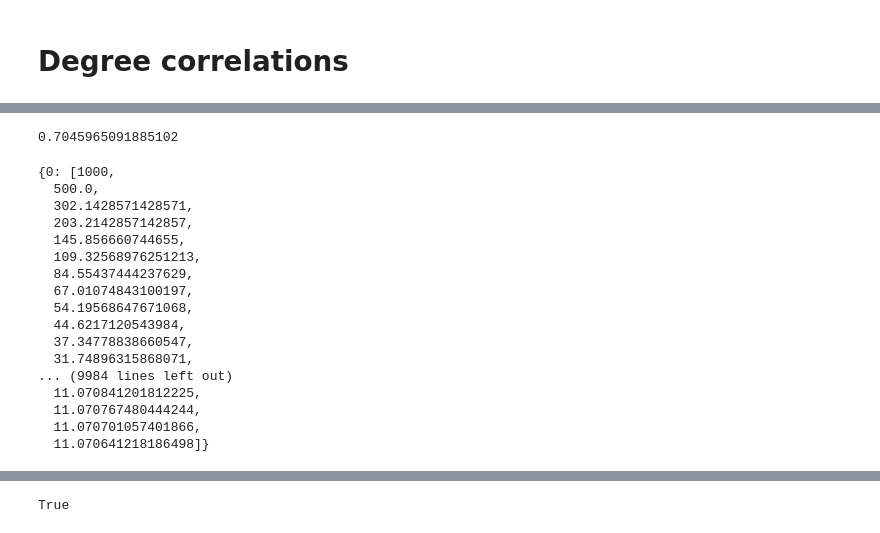
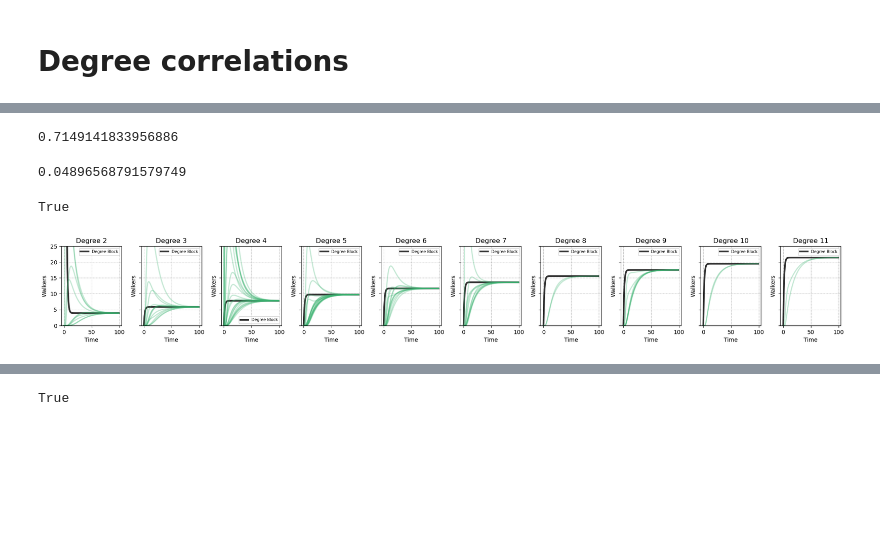
Before and after one commit to nmoghaddas19/PHYS-7335, a Jupyter notebook: random_walks/code.ipynb, the cells around one changed output, grey strips where cells are left out. Cells and saved outputs as stored; diff of their text form; code cells hidden in the pictures; blank space fills up the shorter version.

```diff
--- a/random_walks/code.ipynb
+++ b/random_walks/code.ipynb
@@ -531,30 +549,60 @@ def edge_exchange(G, t, max_u, node_attributes=False):
     return(G, s, u)
 # %%
 er = nx.erdos_renyi_graph(100, 0.05)
-er_correlated, s, u = edge_exchange(er, 400, 1000)
+er_correlated, s, u = edge_exchange(er.copy(), 400, 1000)
 # %%
 nx.degree_assortativity_coefficient(er_correlated)
 # %% [output]
-0.7045965091885102
+0.7149141833956886
-# %%
-W = 1000
-wt0 = {i: [0] if i != 0 else [1000] for i in er_network.nodes()} # all walkers start on node 0
-wi_corr = deterministic_random_walk(er_correlated, wt0, 100, 0.5)
-# %% [output]
-{0: [1000,
-  500.0,
-  302.1428571428571,
-  203.2142857142857,
-  145.856660744655,
-  109.32568976251213,
-  84.55437444237629,
-  67.01074843100197,
-  54.19568647671068,
-  44.6217120543984,
-  37.34778838660547,
-  31.74896315868071,
-... (9984 lines left out)
-  11.070841201812225,
-  11.070767480444244,
-  11.070701057401866,
-  11.070641218186498]}
+# %%
+nx.degree_assortativity_coefficient(er)
+# %% [output]
+0.04896568791579749
+# %%
+W = 1000
+w0 = {i: [0] if i != 0 else [1000] for i in er_correlated.nodes()} # all walkers start on node 0
+t = 100
+r = 0.5
+wi_corr = deterministic_random_walk(er_correlated, w0, t, r)
+
+W = 1000
+w0 = {i: [0] if i != 0 else [W] for i in er_network.nodes()}
+degree_dict = dict(nx.degree(er_correlated))
+max_degree = max(degree_dict.values())
+wk = {k: [0] for k in range(max_degree+1) if k in degree_dict.values()}
+for i in er_network.nodes():
+    wk[degree_dict[i]][0] += w0[i][0]
+wk_corr = degree_block_random_walk(er_correlated, wk, t, r)
+# %%
+nx.is_connected(er_correlated)
+# %% [output]
+True
+# %%
+fig, axes = plt.subplots(2, 10, figsize=(20, 5), sharey=True)
+
+# Flatten the axes array for easy iteration
+axes = axes.flatten()
+degrees = dict(er_correlated.degree())
+# Plot the number of walkers in each degree class
+for i, (degree_class, walkers) in enumerate(wk_corr.items()):
+    if i >= max(degrees.values())+1:  # Only plot the first 13 panels
+        break
+    axes[i].plot(walkers, linewidth=3, color="black", alpha=0.8, label = 'Degree Block')
+    axes[i].set_title(f'Degree {degree_class}')
+    axes[i].set_xlabel('Time')
+    axes[i].set_ylabel('Walkers')
+    axes[i].grid(color='#999999', linestyle='--', linewidth=0.5)
+    axes[i].set_ylim(0, 25)
+    axes[i].legend(fontsize = 7)
+    for k, n_walkers in wi_corr.items():
+        if degrees[k] == degree_class:
+            axes[i].plot(n_walkers, linewidth=2, color="mediumseagreen", alpha=0.3)
+
+# Hide the remaining empty panels
+for j in range(i + 1, len(axes)):
+    fig.delaxes(axes[j])
+
+plt.tight_layout()
+plt.show()
+# %% [output]
+[figure, added]
```
Also changed, not shown: parts of 26 cells of this notebook.
